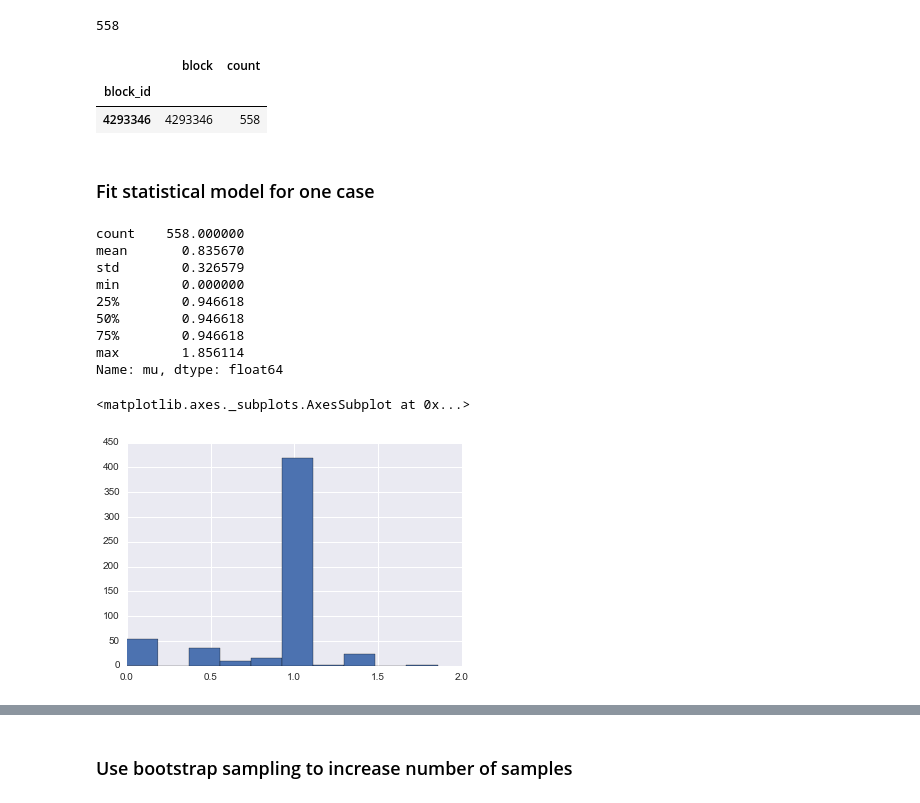
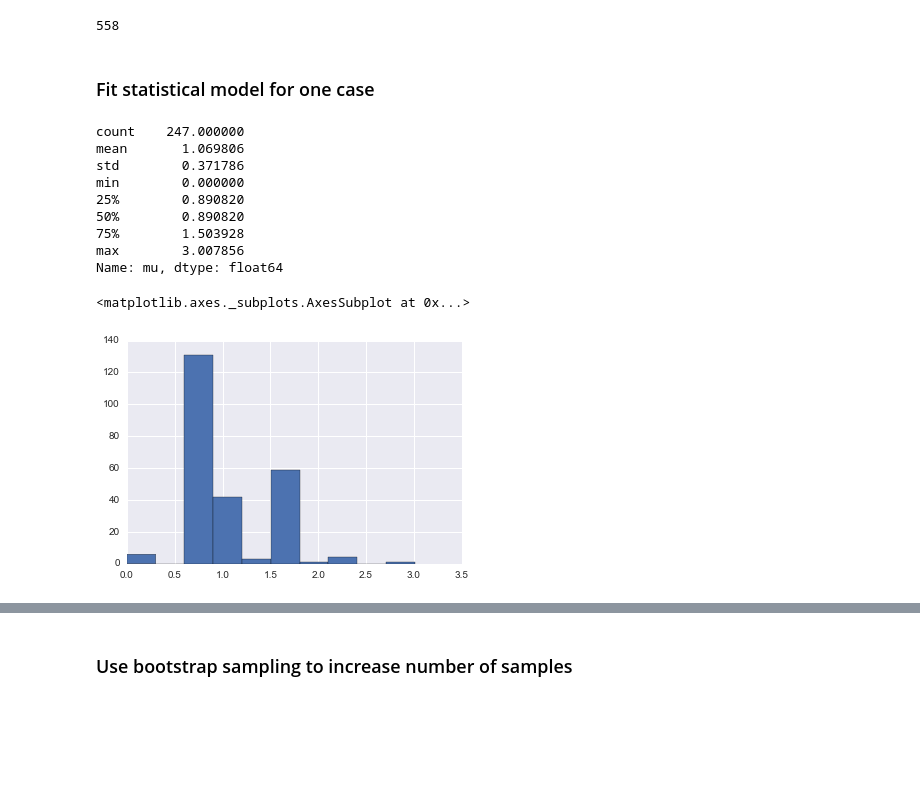
Before and after one commit to NunoEdgarGFlowHub/ethereum_blockchain, a Jupyter notebook: notebooks/feature_engineering.ipynb, the cells around one changed output, grey strips where cells are left out. Drawn from its saved outputs; the diff is of its cells as text; code cells hidden in the pictures; blank space fills up the shorter version.

```diff
--- a/notebooks/feature_engineering.ipynb
+++ b/notebooks/feature_engineering.ipynb
@@ -258,26 +252,20 @@ cntdf = pd.DataFrame({'block': blk, 'count': cnt})
-# %%
-cntdf[cntdf['count'] == 558]
-# %% [output]
-|  | block | count |
-| block_id |  |  |
-| 4293346 | 4293346 | 558 |
 # %% [markdown]
 ### Fit statistical model for one case
 # %%
-merged2[merged2['block_id'] == 4293346]['mu'].describe()
+merged2[merged2['block_id'] == 4286252]['mu'].describe()
 # %% [output]
-count    558.000000
-mean       0.835670
-std        0.326579
+count    247.000000
+mean       1.069806
+std        0.371786
 min        0.000000
-25%        0.946618
-50%        0.946618
-75%        0.946618
-max        1.856114
+25%        0.890820
+50%        0.890820
+75%        1.503928
+max        3.007856
 Name: mu, dtype: float64
 # %%
-merged2[merged2['block_id'] == 4293346]['mu'].hist()
+merged2[merged2['block_id'] == 4286252]['mu'].hist()
 # %% [output]
 <matplotlib.axes._subplots.AxesSubplot at 0x...>
-[figure, old version]
+[figure, new version]
 # %%
```
Also changed, not shown: parts of 10 cells of this notebook.
